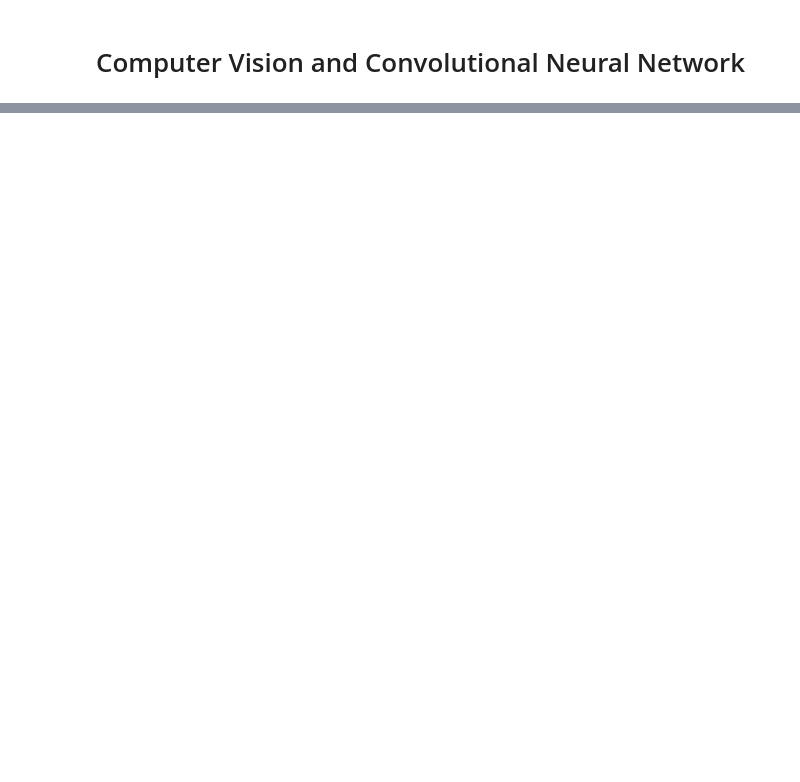
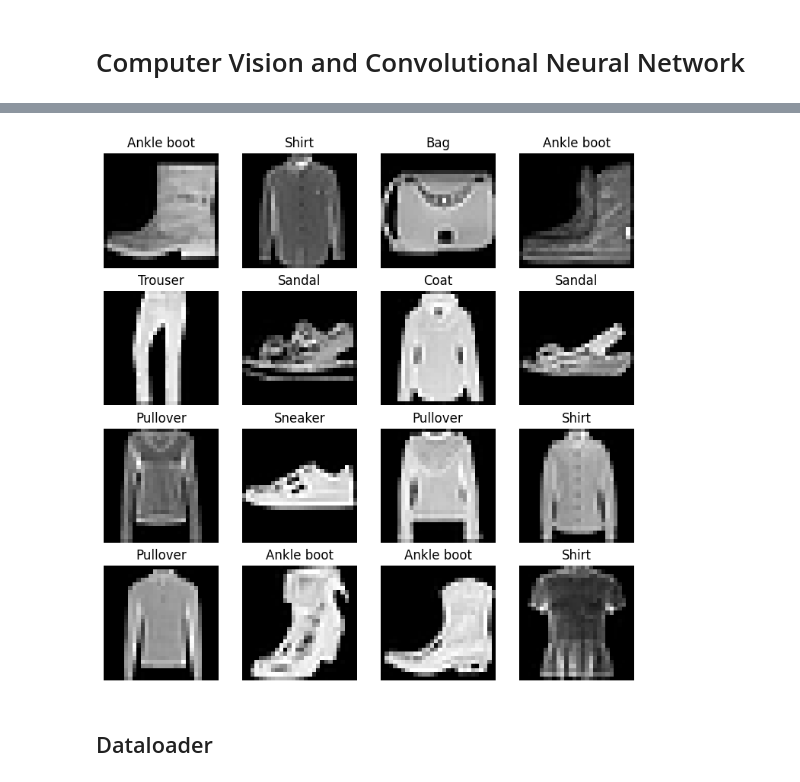
Before and after one commit to shushankai/pytroch-deep-learning, a Jupyter notebook: Lectures notebooks/CV_and_CNN.ipynb, the cells around one changed output, grey strips where cells are left out. Drawn from its saved outputs; the diff is of its cells as text; code cells hidden in the pictures; blank space fills up the shorter version.

```diff
--- a/Lectures notebooks/CV_and_CNN.ipynb
+++ b/Lectures notebooks/CV_and_CNN.ipynb
@@ -48,0 +124,16 @@ import numpy as np
+# %%
+# plotting a subset of images from the dataset
+torch.manual_seed(42)
+fig = plt.figure(figsize=(9, 9))
+row , col = 4, 4
+for i in range(1, row*col + 1):
+    randindx = torch.randint(low = 0, high= len(train_data),  size=[1]).item()
+    img , label = train_data[randindx]
+    fig.add_subplot(row, col, i)
+    plt.imshow(img.squeeze(), cmap='grey')
+    plt.title(classes[label])
+    plt.axis(False);
+# %% [output]
+[figure, added]
+# %% [markdown]
+## Dataloader
```
Also changed, not shown: parts of 39 cells of this notebook, 1 other file.
